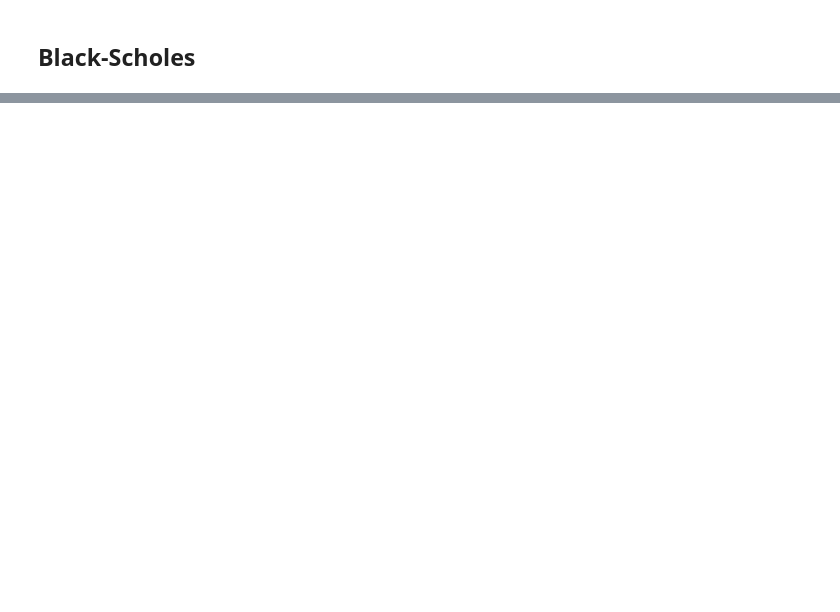
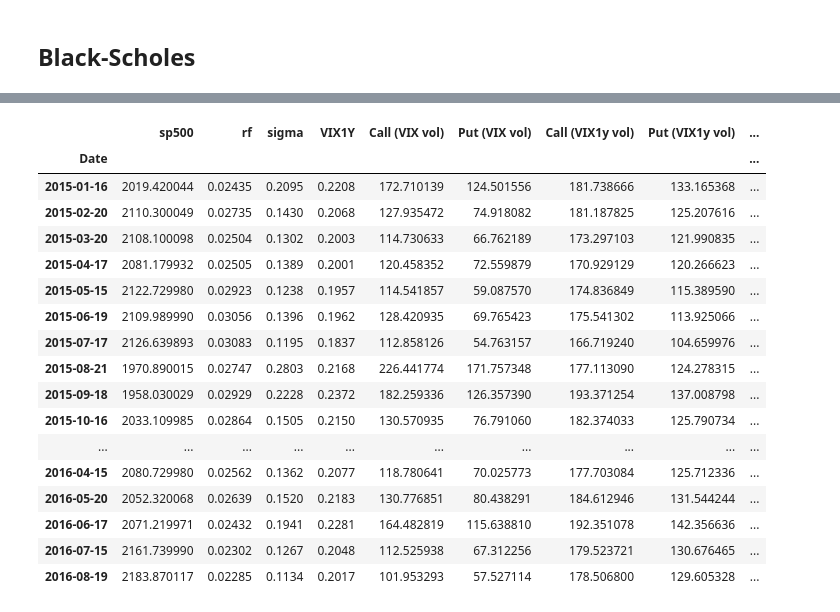
Before and after one commit to AlexanderJarvheden/DynamicPortfolioAllocationEuropeanOptions, a Jupyter notebook: optimization_algo.ipynb, the cells around one changed output, grey strips where cells are left out. Cells and saved outputs as stored; diff of their text form; code cells hidden in the pictures; blank space fills up the shorter version.

```diff
--- a/optimization_algo.ipynb
+++ b/optimization_algo.ipynb
@@ -245,0 +204,49 @@ fridays
+# %%
+# fridays = fridays.drop([0])
+# fridays = fridays.set_index('Date')
+
+def coveredCallProfit(st, k, p, s0):
+    # min(St, K) + p − S0
+    return min(st, k) + p - s0
+
+def protectivePutProfit(st, k, p, s0):
+    # St + max(K − St, 0) − p − S0
+    return st + max(k-st,0) - p - s0
+
+fridays['CC return'] = 1.0/12 * fridays.apply(lambda x: coveredCallProfit(
+    st=x['sp500'], # price at maturity
+    k=fridays.iloc[fridays.index.get_loc(x.name) - 12]['sp500'] * MONEYNESS['CC'] if fridays.index.get_loc(x.name) > 0 else x['sp500'] * MONEYNESS['CC'],
+    p=fridays.iloc[fridays.index.get_loc(x.name) - 12]['Call (VIX1y vol)'],
+    s0=fridays.iloc[fridays.index.get_loc(x.name) - 12]['sp500'] if fridays.index.get_loc(x.name) > 0 else x['sp500']
+) if fridays.index.get_loc(x.name) > 11 else 0, axis=1)
+
+fridays['PP return'] = 1.0/12 * fridays.apply(lambda x: protectivePutProfit(
+    st=x['sp500'], # price at maturity
+    k=fridays.iloc[fridays.index.get_loc(x.name) - 12]['sp500'] * MONEYNESS['PP'] if fridays.index.get_loc(x.name) > 0 else x['sp500'] * MONEYNESS['PP'],
+    p=fridays.iloc[fridays.index.get_loc(x.name) - 12]['Put (VIX1y vol)'],
+    s0=fridays.iloc[fridays.index.get_loc(x.name) - 12]['sp500'] if fridays.index.get_loc(x.name) > 0 else x['sp500']
+) if fridays.index.get_loc(x.name) > 11 else 0, axis=1)
+
+fridays['sp500 return'] = (fridays['sp500'].subtract(fridays['sp500'].shift(12))).div(fridays['sp500'].shift(12))
+
+fridays.head(20)
+# fridays
+# %% [output]
+|  | sp500 | rf | sigma | VIX1Y | Call (VIX vol) | Put (VIX vol) | Call (VIX1y vol) | Put (VIX1y vol) | ... |
+| Date |  |  |  |  |  |  |  |  | ... |
+| 2015-01-16 | 2019.420044 | 0.02435 | 0.2095 | 0.2208 | 172.710139 | 124.501556 | 181.738666 | 133.165368 | ... |
+| 2015-02-20 | 2110.300049 | 0.02735 | 0.1430 | 0.2068 | 127.935472 | 74.918082 | 181.187825 | 125.207616 | ... |
+| 2015-03-20 | 2108.100098 | 0.02504 | 0.1302 | 0.2003 | 114.730633 | 66.762189 | 173.297103 | 121.990835 | ... |
+| 2015-04-17 | 2081.179932 | 0.02505 | 0.1389 | 0.2001 | 120.458352 | 72.559879 | 170.929129 | 120.266623 | ... |
+| 2015-05-15 | 2122.729980 | 0.02923 | 0.1238 | 0.1957 | 114.541857 | 59.087570 | 174.836849 | 115.389590 | ... |
+| 2015-06-19 | 2109.989990 | 0.03056 | 0.1396 | 0.1962 | 128.420935 | 69.765423 | 175.541302 | 113.925066 | ... |
+| 2015-07-17 | 2126.639893 | 0.03083 | 0.1195 | 0.1837 | 112.858126 | 54.763157 | 166.719240 | 104.659976 | ... |
+| 2015-08-21 | 1970.890015 | 0.02747 | 0.2803 | 0.2168 | 226.441774 | 171.757348 | 177.113090 | 124.278315 | ... |
+| 2015-09-18 | 1958.030029 | 0.02929 | 0.2228 | 0.2372 | 182.259336 | 126.357390 | 193.371254 | 137.008798 | ... |
+| 2015-10-16 | 2033.109985 | 0.02864 | 0.1505 | 0.2150 | 130.570935 | 76.791060 | 182.374033 | 125.790734 | ... |
+| ... | ... | ... | ... | ... | ... | ... | ... | ... | ... |
+| 2016-04-15 | 2080.729980 | 0.02562 | 0.1362 | 0.2077 | 118.780641 | 70.025773 | 177.703084 | 125.712336 | ... |
+| 2016-05-20 | 2052.320068 | 0.02639 | 0.1520 | 0.2183 | 130.776851 | 80.438291 | 184.612946 | 131.544244 | ... |
+| 2016-06-17 | 2071.219971 | 0.02432 | 0.1941 | 0.2281 | 164.482819 | 115.638810 | 192.351078 | 142.356636 | ... |
+| 2016-07-15 | 2161.739990 | 0.02302 | 0.1267 | 0.2048 | 112.525938 | 67.312256 | 179.523721 | 130.676465 | ... |
+| 2016-08-19 | 2183.870117 | 0.02285 | 0.1134 | 0.2017 | 101.953293 | 57.527114 | 178.506800 | 129.605328 | ... |
```
Also changed, not shown: parts of 3 cells of this notebook.
